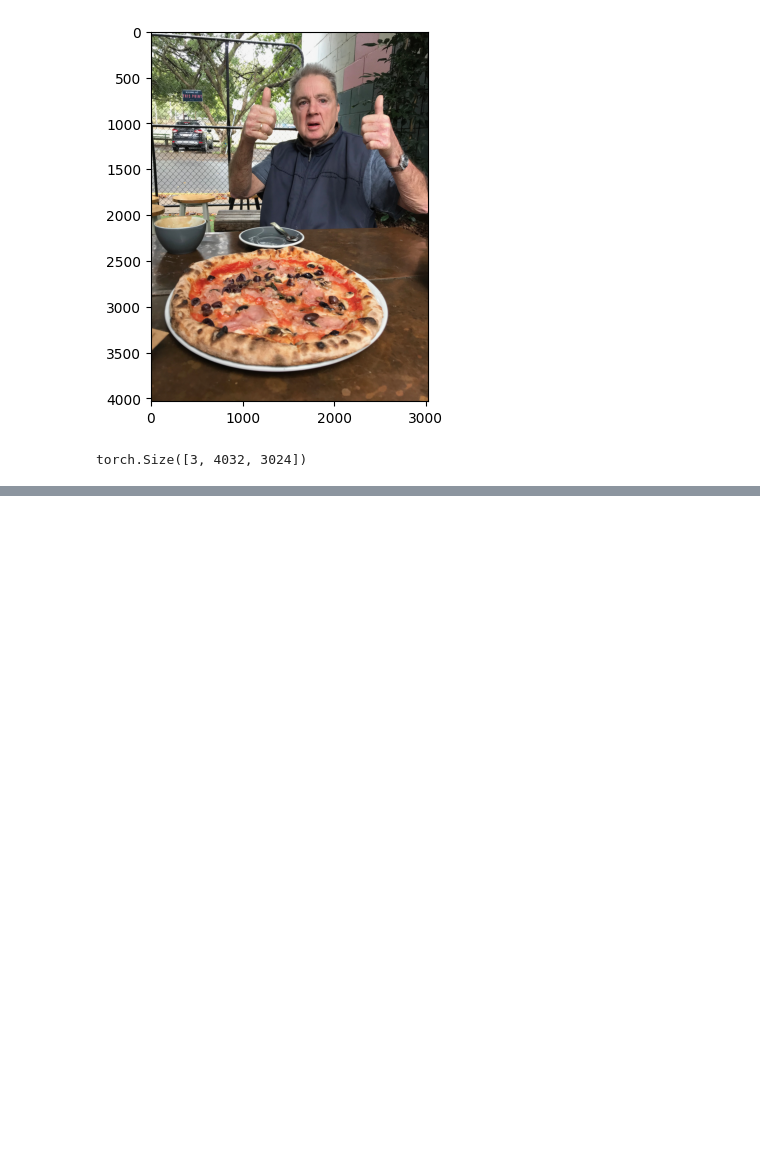
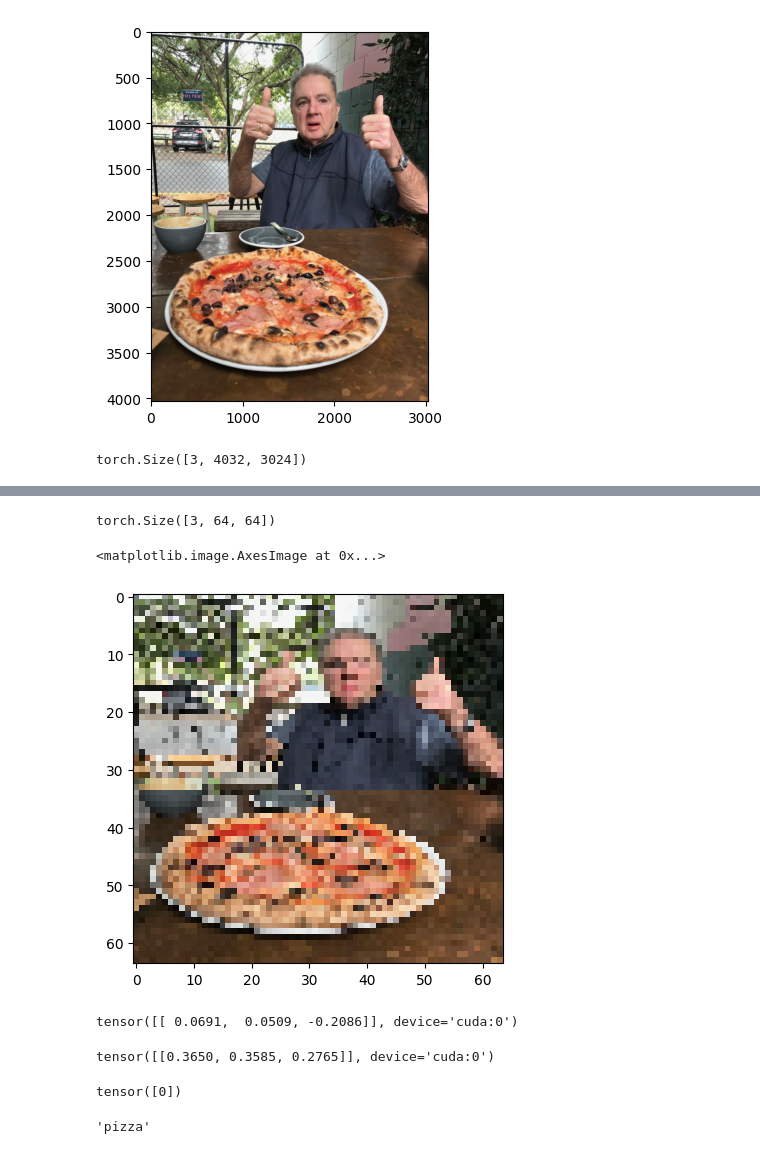
Before and after one commit to ayda76/DeepLearningPytorch, a Jupyter notebook: Food Recognition/FoodRecognition.ipynb, the cells around one changed output, grey strips where cells are left out. Drawn from its saved outputs; the diff is of its cells as text; code cells hidden in the pictures; blank space fills up the shorter version.

```diff
--- a/Food Recognition/FoodRecognition.ipynb
+++ b/Food Recognition/FoodRecognition.ipynb
@@ -1172,0 +1204,42 @@ torch.Size([3, 4032, 3024])
+# %%
+#create transform pipline to resize the image
+custom_image_transform= transforms.Compose([
+    transforms.Resize(size=(64,64))
+])
+
+custom_image_transformed=custom_image_transform(custom_image)
+# %%
+custom_image_transformed.shape
+# %% [output]
+torch.Size([3, 64, 64])
+# %%
+plt.imshow(custom_image_transformed.permute(1,2,0))
+# %% [output]
+<matplotlib.image.AxesImage at 0x...>
+[figure, added]
+# %%
+#add batchsize
+
+model1.eval()
+with torch.inference_mode():
+  custom_image_pred=model1(custom_image_transformed.unsqueeze(0).to(device))
+
+custom_image_pred
+# %% [output]
+tensor([[ 0.0691,  0.0509, -0.2086]], device='cuda:0')
+# %%
+#convert logits to prediction probibilities
+custom_image_pred_probs=torch.softmax(custom_image_pred, dim=1)
+custom_image_pred_probs
+# %% [output]
+tensor([[0.3650, 0.3585, 0.2765]], device='cuda:0')
+# %%
+#convert the probabbilities to labels
+custom_image_pred_labels=torch.argmax(custom_image_pred_probs, dim=1).cpu()
+custom_image_pred_labels
+# %% [output]
+tensor([0])
+# %%
+class_names[custom_image_pred_labels]
+# %% [output]
+'pizza'
```
Also changed, not shown: parts of 19 cells of this notebook.
